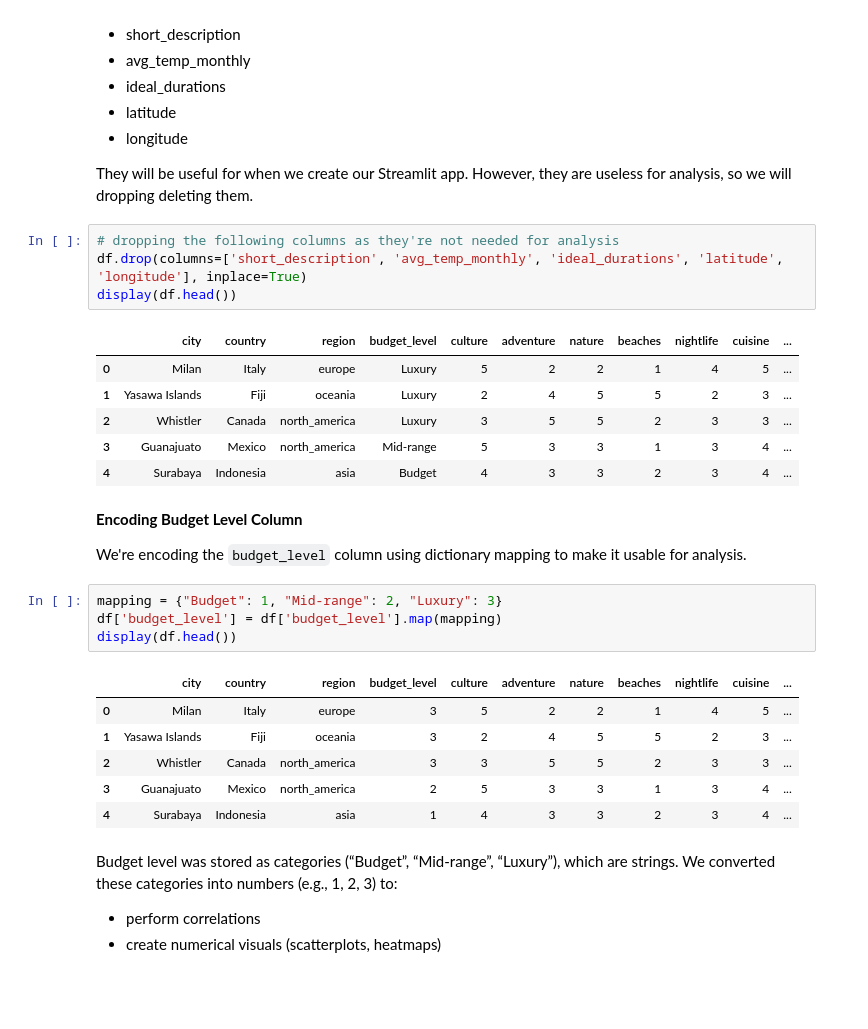
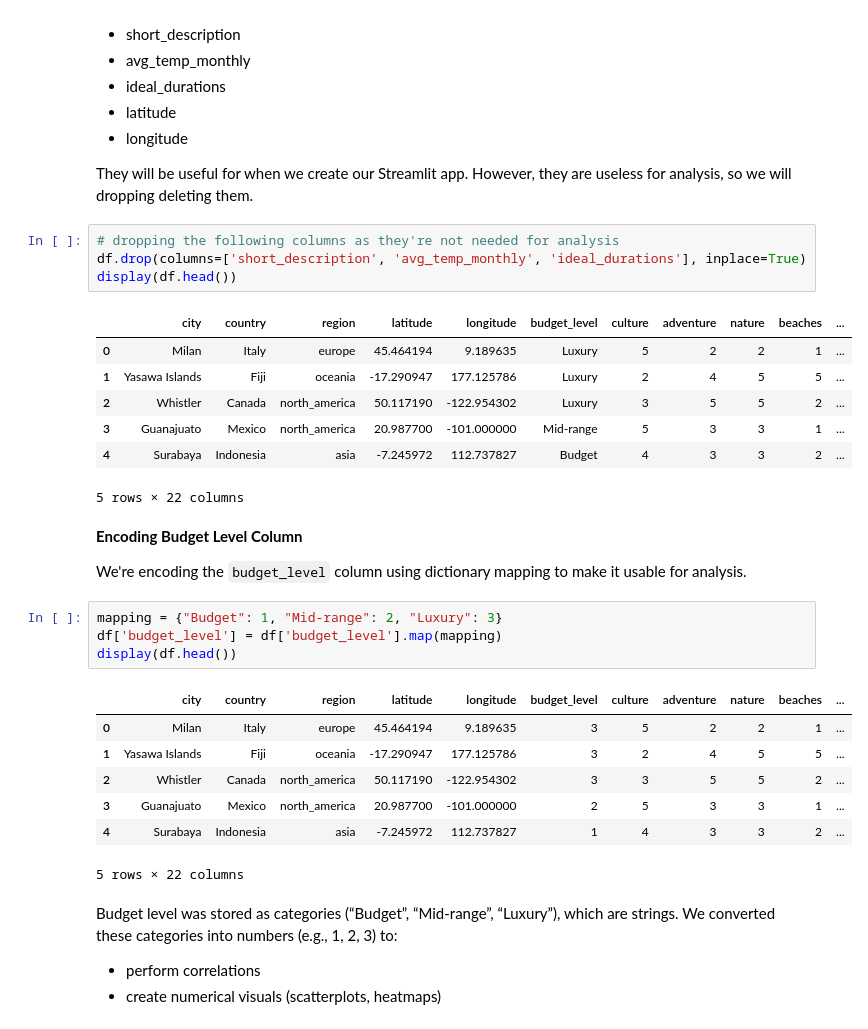
Before and after one commit to renewedspirit/Worldwide_Travel_Analysis, a Jupyter notebook: jupyter_notebooks/wtc_analysis.ipynb, the cells around one changed output. Cells and saved outputs as stored; diff of their text form; blank space fills up the shorter version.

```diff
--- a/jupyter_notebooks/wtc_analysis.ipynb
+++ b/jupyter_notebooks/wtc_analysis.ipynb
@@ -251,15 +254,16 @@ We will be dropping the following columns:
 They will be useful for when we create our Streamlit app. However, they are useless for analysis, so we will dropping deleting them.
 # %%
 # dropping the following columns as they're not needed for analysis
-df.drop(columns=['short_description', 'avg_temp_monthly', 'ideal_durations', 'latitude', 'longitude'], inplace=True)
+df.drop(columns=['short_description', 'avg_temp_monthly', 'ideal_durations'], inplace=True)
 display(df.head())
 # %% [output]
-|  | city | country | region | budget_level | culture | adventure | nature | beaches | nightlife | cuisine | ... |
-| 0 | Milan | Italy | europe | Luxury | 5 | 2 | 2 | 1 | 4 | 5 | ... |
-| 1 | Yasawa Islands | Fiji | oceania | Luxury | 2 | 4 | 5 | 5 | 2 | 3 | ... |
-| 2 | Whistler | Canada | north_america | Luxury | 3 | 5 | 5 | 2 | 3 | 3 | ... |
-| 3 | Guanajuato | Mexico | north_america | Mid-range | 5 | 3 | 3 | 1 | 3 | 4 | ... |
-| 4 | Surabaya | Indonesia | asia | Budget | 4 | 3 | 3 | 2 | 3 | 4 | ... |
+|  | city | country | region | latitude | longitude | budget_level | culture | adventure | nature | beaches | ... |
+| 0 | Milan | Italy | europe | 45.464194 | 9.189635 | Luxury | 5 | 2 | 2 | 1 | ... |
+| 1 | Yasawa Islands | Fiji | oceania | -17.290947 | 177.125786 | Luxury | 2 | 4 | 5 | 5 | ... |
+| 2 | Whistler | Canada | north_america | 50.117190 | -122.954302 | Luxury | 3 | 5 | 5 | 2 | ... |
+| 3 | Guanajuato | Mexico | north_america | 20.987700 | -101.000000 | Mid-range | 5 | 3 | 3 | 1 | ... |
+| 4 | Surabaya | Indonesia | asia | -7.245972 | 112.737827 | Budget | 4 | 3 | 3 | 2 | ... |
+5 rows × 22 columns
 # %% [markdown]
 **Encoding Budget Level Column**
 
@@ -269,12 +273,13 @@ mapping = {"Budget": 1, "Mid-range": 2, "Luxury": 3}
 df['budget_level'] = df['budget_level'].map(mapping)
 display(df.head())
 # %% [output]
-|  | city | country | region | budget_level | culture | adventure | nature | beaches | nightlife | cuisine | ... |
-| 0 | Milan | Italy | europe | 3 | 5 | 2 | 2 | 1 | 4 | 5 | ... |
-| 1 | Yasawa Islands | Fiji | oceania | 3 | 2 | 4 | 5 | 5 | 2 | 3 | ... |
-| 2 | Whistler | Canada | north_america | 3 | 3 | 5 | 5 | 2 | 3 | 3 | ... |
-| 3 | Guanajuato | Mexico | north_america | 2 | 5 | 3 | 3 | 1 | 3 | 4 | ... |
-| 4 | Surabaya | Indonesia | asia | 1 | 4 | 3 | 3 | 2 | 3 | 4 | ... |
+|  | city | country | region | latitude | longitude | budget_level | culture | adventure | nature | beaches | ... |
+| 0 | Milan | Italy | europe | 45.464194 | 9.189635 | 3 | 5 | 2 | 2 | 1 | ... |
+| 1 | Yasawa Islands | Fiji | oceania | -17.290947 | 177.125786 | 3 | 2 | 4 | 5 | 5 | ... |
+| 2 | Whistler | Canada | north_america | 50.117190 | -122.954302 | 3 | 3 | 5 | 5 | 2 | ... |
+| 3 | Guanajuato | Mexico | north_america | 20.987700 | -101.000000 | 2 | 5 | 3 | 3 | 1 | ... |
+| 4 | Surabaya | Indonesia | asia | -7.245972 | 112.737827 | 1 | 4 | 3 | 3 | 2 | ... |
+5 rows × 22 columns
 # %% [markdown]
 Budget level was stored as categories (“Budget”, “Mid-range”, “Luxury”), which are strings. We converted these categories into numbers (e.g., 1, 2, 3) to:
 - perform correlations
```
Also changed, not shown: parts of 5 cells of this notebook, 3 other files.
